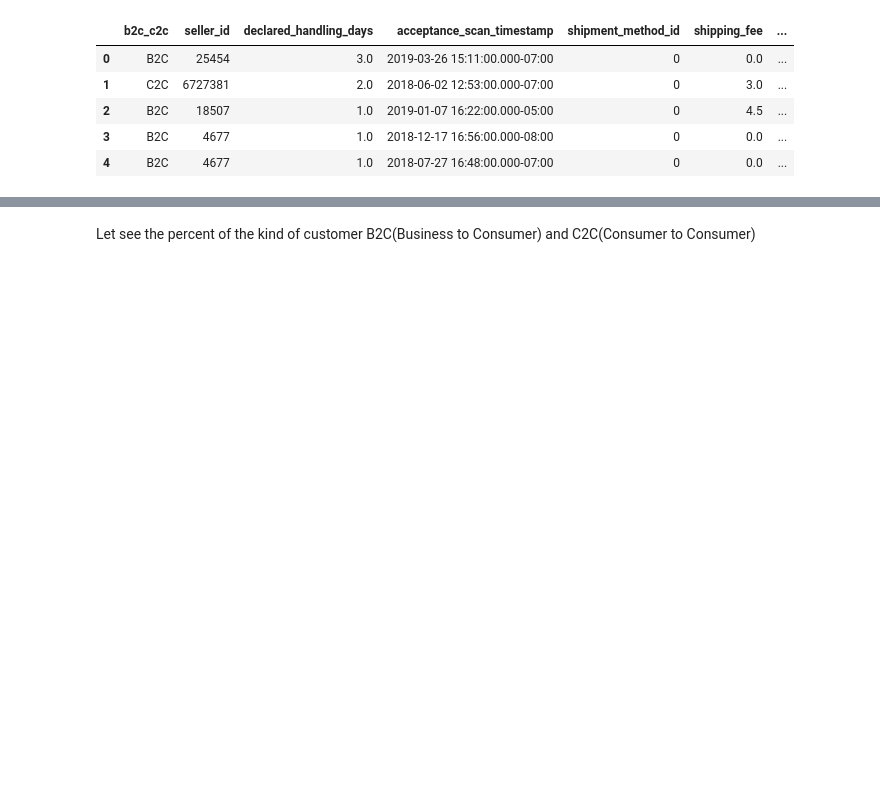
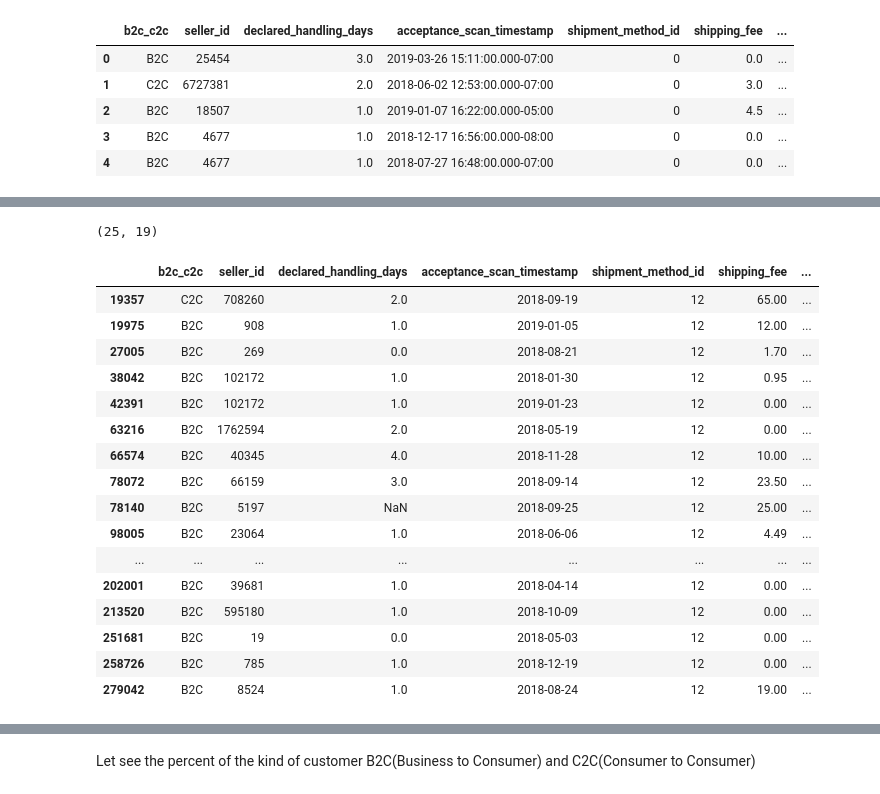
Before and after one commit to henry-vuong/Capstone_Prediction_delivery_time, a Jupyter notebook: notebooks/Ebay_EDA_FeatureEngineering.ipynb, the cells around one changed output, grey strips where cells are left out. Saved outputs shown, nothing was run; the diff lists cells and outputs as text; code cells hidden in the pictures; blank space fills up the shorter version.

```diff
--- a/notebooks/Ebay_EDA_FeatureEngineering.ipynb
+++ b/notebooks/Ebay_EDA_FeatureEngineering.ipynb
@@ -81,0 +144,23 @@ df_ebay.select_dtypes('object').head()
+# %%
+df= df_ebay[(df_ebay['carrier_max_estimate']<0 ) | (df_ebay['carrier_min_estimate']<0)]
+print(df.shape)
+df
+# %% [output]
+(25, 19)
+|  | b2c_c2c | seller_id | declared_handling_days | acceptance_scan_timestamp | shipment_method_id | shipping_fee | ... |
+| 19357 | C2C | 708260 | 2.0 | 2018-09-19 | 12 | 65.00 | ... |
+| 19975 | B2C | 908 | 1.0 | 2019-01-05 | 12 | 12.00 | ... |
+| 27005 | B2C | 269 | 0.0 | 2018-08-21 | 12 | 1.70 | ... |
+| 38042 | B2C | 102172 | 1.0 | 2018-01-30 | 12 | 0.95 | ... |
+| 42391 | B2C | 102172 | 1.0 | 2019-01-23 | 12 | 0.00 | ... |
+| 63216 | B2C | 1762594 | 2.0 | 2018-05-19 | 12 | 0.00 | ... |
+| 66574 | B2C | 40345 | 4.0 | 2018-11-28 | 12 | 10.00 | ... |
+| 78072 | B2C | 66159 | 3.0 | 2018-09-14 | 12 | 23.50 | ... |
+| 78140 | B2C | 5197 | NaN | 2018-09-25 | 12 | 25.00 | ... |
+| 98005 | B2C | 23064 | 1.0 | 2018-06-06 | 12 | 4.49 | ... |
+| ... | ... | ... | ... | ... | ... | ... | ... |
+| 202001 | B2C | 39681 | 1.0 | 2018-04-14 | 12 | 0.00 | ... |
+| 213520 | B2C | 595180 | 1.0 | 2018-10-09 | 12 | 0.00 | ... |
+| 251681 | B2C | 19 | 0.0 | 2018-05-03 | 12 | 0.00 | ... |
+| 258726 | B2C | 785 | 1.0 | 2018-12-19 | 12 | 0.00 | ... |
+| 279042 | B2C | 8524 | 1.0 | 2018-08-24 | 12 | 19.00 | ... |
```
Also changed, not shown: parts of 62 cells of this notebook, 2 other files.
